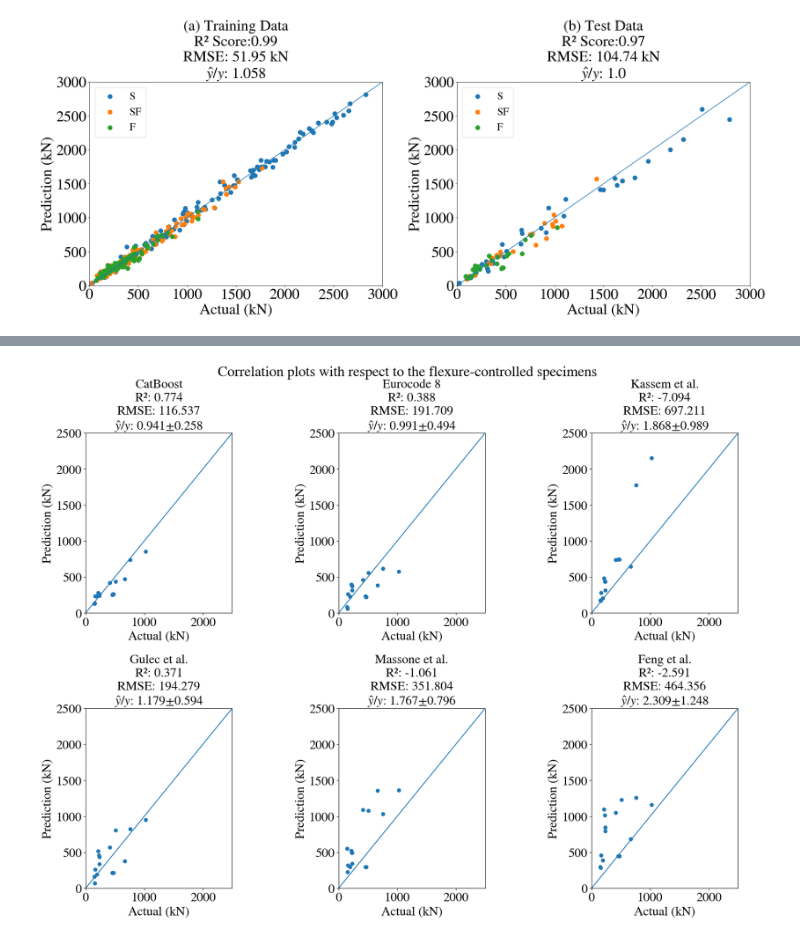
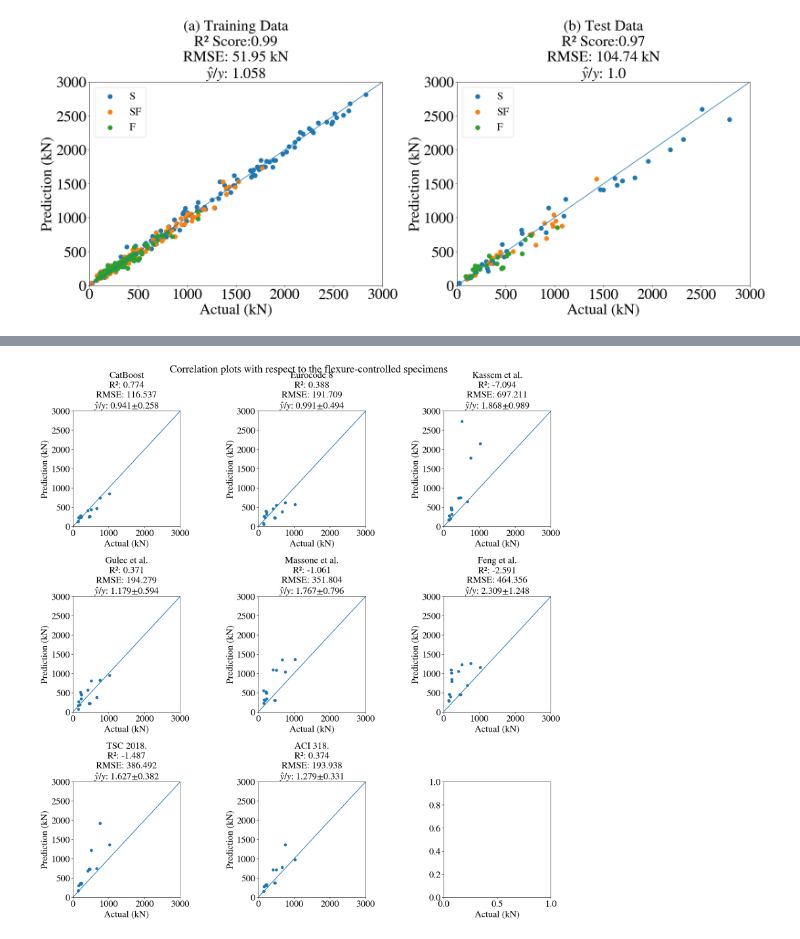
Before and after one commit to mt-tan/ML-Based-Framework-for-Failure-Forecast-and-Shear-Strength-Estimation-of-Non-Conforming-RC-Wallls, a Jupyter notebook: Analyses/regression_model_comparison_with_other_methods.ipynb, the cells around one changed output, grey strips where cells are left out. Drawn from its saved outputs; the diff is of its cells as text; code cells hidden in the pictures.

```diff
--- a/Analyses/regression_model_comparison_with_other_methods.ipynb
+++ b/Analyses/regression_model_comparison_with_other_methods.ipynb
@@ -70,12 +70,14 @@ df2.head()
 | 4 | [26] Alarcon,2014 | W1 (49) | 0.0 | 1600.0 | 700 | 100.0 | 27.4 | 2.50 | 2.285714 | 0.15 | ... |
 # %%
 y_ec8 = df["v_ec8"]
+y_tsc = df["v_tsc2018"]
+y_aci = df["v_aci"]
 y_kassem = df["v_kassem"]
 y_gulec = df["v_gulec"]
 y_massone = df["v_massone"]
 y_feng = df2["xgb_preds"]
 # %%
-df.drop(["Paper No", "Specimen", "v_ec8", "v_kassem", "v_gulec", "v_massone", "hw/lw", "conformity_ec"],
+df.drop(["Paper No", "Specimen", "v_ec8", "v_kassem", "v_gulec", "v_massone", "hw/lw", "conformity_ec", "v_tsc2018", "v_aci"],
         axis=1, inplace=True)
 display(df.head())
 print(df.shape)
@@ -510,6 +717,12 @@ y_pred_massone.dropna(inplace=True)
 y_pred_feng = y_feng[y_pred_kassem.index]
 y_pred_feng.dropna(inplace=True)
 
+y_pred_tsc= y_tsc[y_pred_kassem.index]
+y_pred_tsc.dropna(inplace=True)
+
+y_pred_aci= y_aci[y_pred_kassem.index]
+y_pred_aci.dropna(inplace=True)
+
 X_test["failure_mode"] = catb_tuned_c.predict((X_test.iloc[:, :-1]))
 y_pred = catb_tuned.predict(X_test.loc[y_pred_kassem.index, :])
 
@@ -519,6 +732,8 @@ r_score_kassem = r2_score(y_test.loc[y_pred_kassem.index], y_pred_kassem)
 r_score_gulec = r2_score(y_test.loc[y_pred_gulec.index], y_pred_gulec)
 r_score_massone = r2_score(y_test.loc[y_pred_massone.index], y_pred_massone)
 r_score_feng = r2_score(y_test.loc[y_pred_feng.index], y_pred_feng)
+r_score_tsc = r2_score(y_test.loc[y_pred_tsc.index], y_pred_tsc)
+r_score_aci = r2_score(y_test.loc[y_pred_aci.index], y_pred_aci)
 
 
 rmse = mean_squared_error(y_test.loc[y_pred_kassem.index], y_pred, squared=False)
@@ -527,7 +742,8 @@ rmse_kassem = mean_squared_error(y_test.loc[y_pred_kassem.index], y_pred_kassem,
 rmse_gulec = mean_squared_error(y_test.loc[y_pred_gulec.index], y_pred_gulec, squared=False)
 rmse_massone = mean_squared_error(y_test.loc[y_pred_massone.index], y_pred_massone, squared=False)
 rmse_feng = mean_squared_error(y_test.loc[y_pred_feng.index], y_pred_feng, squared=False)
-
+rmse_tsc = mean_squared_error(y_test.loc[y_pred_tsc.index], y_pred_tsc, squared=False)
+rmse_aci = mean_squared_error(y_test.loc[y_pred_aci.index], y_pred_aci, squared=False)
 
 prediction_ratio = str(np.round(np.mean(y_pred / y_test.loc[y_pred_kassem.index]), 3)) + r"$\pm$" + str(np.round(np.std(y_pred / y_test.loc[y_pred_kassem.index]), 3))
 prediction_ratio_ec8 = str(np.round(np.mean(y_pred_ec8 / y_test.loc[y_pred_ec8.index]), 3)) + r"$\pm$" + str(np.round(np.std(y_pred_ec8 / y_test.loc[y_pred_ec8.index]), 3))
@@ -535,59 +751,79 @@ prediction_ratio_kassem = str(np.round(np.mean(y_pred_kassem / y_test.loc[y_pred
 prediction_ratio_gulec = str(np.round(np.mean(y_pred_gulec / y_test.loc[y_pred_gulec.index]), 3)) + r"$\pm$" + str(np.round(np.std(y_pred_gulec / y_test.loc[y_pred_gulec.index]), 3))
 prediction_ratio_massone = str(np.round(np.mean(y_pred_massone / y_test.loc[y_pred_massone.index]), 3)) + r"$\pm$" + str(np.round(np.std(y_pred_massone / y_test.loc[y_pred_massone.index]), 3))
 prediction_ratio_feng = str(np.round(np.mean(y_pred_feng / y_test.loc[y_pred_feng.index]), 3)) + r"$\pm$" + str(np.round(np.std(y_pred_feng / y_test.loc[y_pred_feng.index]), 3))
+prediction_ratio_tsc = str(np.round(np.mean(y_pred_tsc / y_test.loc[y_pred_tsc.index]), 3)) + r"$\pm$" + str(np.round(np.std(y_pred_tsc / y_test.loc[y_pred_tsc.index]), 3))
+prediction_ratio_aci = str(np.round(np.mean(y_pred_aci / y_test.loc[y_pred_aci.index]), 3)) + r"$\pm$" + str(np.round(np.std(y_pred_aci / y_test.loc[y_pred_aci.index]), 3))
 
-fig, axs = plt.subplots(2, 3, figsize=(20, 15))
+
+fig, axs = plt.subplots(3, 3, figsize=(20, 20))
 plt.tight_layout(pad=13.0)
 axs[0, 0].scatter(y_test.loc[y_pred_kassem.index], y_pred)
-axs[0, 0].set_xlim([0, 2500])
-axs[0, 0].set_ylim([0, 2500])
+axs[0, 0].set_xlim([0, 3000])
+axs[0, 0].set_ylim([0, 3000])
 axs[0, 0].plot([0,1],[0,1], transform=axs[0, 0].transAxes)
 axs[0, 0].set_xlabel('Actual (kN)')
 axs[0, 0].set_ylabel("Prediction (kN)")
 axs[0, 0].set_title(f"CatBoost\nR\u00b2: {round(r_score, 3)}\nRMSE: {round(rmse, 3)}\n" + r"$\hat{y}/y$: " + prediction_ratio)
 
 axs[0, 1].scatter(y_test.loc[y_pred_ec8.index], y_pred_ec8)
-axs[0, 1].set_xlim([0, 2500])
-axs[0, 1].set_ylim([0, 2500])
+axs[0, 1].set_xlim([0, 3000])
+axs[0, 1].set_ylim([0, 3000])
 axs[0, 1].plot([0,1],[0,1], transform=axs[0, 1].transAxes)
 axs[0, 1].set_xlabel('Actual (kN)')
 axs[0, 1].set_ylabel("Prediction (kN)")
 axs[0, 1].set_title(f"Eurocode 8\nR\u00b2: {round(r_score_ec8, 3)}\nRMSE: {round(rmse_ec8, 3)}\n" + r"$\hat{y}/y$: " + prediction_ratio_ec8)
 
 axs[0, 2].scatter(y_test.loc[y_pred_kassem.index], y_pred_kassem)
-axs[0, 2].set_xlim([0, 2500])
-axs[0, 2].set_ylim([0, 2500])
+axs[0, 2].set_xlim([0, 3000])
+axs[0, 2].set_ylim([0, 3000])
 axs[0, 2].plot([0,1],[0,1], transform=axs[0, 2].transAxes)
 axs[0, 2].set_xlabel('Actual (kN)')
 axs[0, 2].set_ylabel("Prediction (kN)")
 axs[0, 2].set_title(f"Kassem et al.\nR\u00b2: {round(r_score_kassem, 3)}\nRMSE: {round(rmse_kassem, 3)}\n" + r"$\hat{y}/y$: " + prediction_ratio_kassem)
 
 axs[1, 0].scatter(y_test.loc[y_pred_gulec.index], y_pred_gulec)
-axs[1, 0].set_xlim([0, 2500])
-axs[1, 0].set_ylim([0, 2500])
+axs[1, 0].set_xlim([0, 3000])
+axs[1, 0].set_ylim([0, 3000])
 axs[1, 0].plot([0,1],[0,1], transform=axs[1, 0].transAxes)
 axs[1, 0].set_xlabel('Actual (kN)')
 axs[1, 0].set_ylabel("Prediction (kN)")
 axs[1, 0].set_title(f"Gulec et al.\nR\u00b2: {round(r_score_gulec, 3)}\nRMSE: {round(rmse_gulec, 3)}\n" + r"$\hat{y}/y$: " + prediction_ratio_gulec)
 
 axs[1, 1].scatter(y_test.loc[y_pred_massone.index], y_pred_massone)
-axs[1, 1].set_xlim([0, 2500])
-axs[1, 1].set_ylim([0, 2500])
+axs[1, 1].set_xlim([0, 3000])
+axs[1, 1].set_ylim([0, 3000])
 axs[1, 1].plot([0,1],[0,1], transform=axs[1, 1].transAxes)
 axs[1, 1].set_xlabel('Actual (kN)')
 axs[1, 1].set_ylabel("Prediction (kN)")
 axs[1, 1].set_title(f"Massone et al.\nR\u00b2: {round(r_score_massone, 3)}\nRMSE: {round(rmse_massone, 3)}\n" + r"$\hat{y}/y$: " + prediction_ratio_massone)
 
 axs[1, 2].scatter(y_test.loc[y_pred_feng.index], y_pred_feng)
-axs[1, 2].set_xlim([0, 2500])
-axs[1, 2].set_ylim([0, 2500])
+axs[1, 2].set_xlim([0, 3000])
+axs[1, 2].set_ylim([0, 3000])
 axs[1, 2].plot([0,1],[0,1], transform=axs[1, 2].transAxes)
 axs[1, 2].set_xlabel('Actual (kN)')
 axs[1, 2].set_ylabel("Prediction (kN)")
 axs[1, 2].set_title(f"Feng et al.\nR\u00b2: {round(r_score_feng, 3)}\nRMSE: {round(rmse_feng, 3)}\n" + r"$\hat{y}/y$: " + prediction_ratio_feng)
 
+
+axs[2, 0].scatter(y_test.loc[y_pred_tsc.index], y_pred_tsc)
+axs[2, 0].set_xlim([0, 3000])
+axs[2, 0].set_ylim([0, 3000])
+axs[2, 0].plot([0,1],[0,1], transform=axs[2, 0].transAxes)
+axs[2, 0].set_xlabel('Actual (kN)')
+axs[2, 0].set_ylabel("Prediction (kN)")
+axs[2, 0].set_title(f"TSC 2018.\nR\u00b2: {round(r_score_tsc, 3)}\nRMSE: {round(rmse_tsc, 3)}\n" + r"$\hat{y}/y$: " + prediction_ratio_tsc)
+
+axs[2, 1].scatter(y_test.loc[y_pred_aci.index], y_pred_aci)
+axs[2, 1].set_xlim([0, 3000])
+axs[2, 1].set_ylim([0, 3000])
+axs[2, 1].plot([0,1],[0,1], transform=axs[2, 1].transAxes)
+axs[2, 2].set_xlabel('Actual (kN)')
+axs[2, 1].set_ylabel("Prediction (kN)")
+axs[2, 1].set_title(f"ACI 318.\nR\u00b2: {round(r_score_aci, 3)}\nRMSE: {round(rmse_aci, 3)}\n" + r"$\hat{y}/y$: " + prediction_ratio_aci)
+
 fig.suptitle('Correlation plots with respect to the flexure-controlled specimens', fontsize=25)
 
 plt.show()
 # %% [output]
-[figure, old version]
+[figure, new version]
```
Also changed, not shown: parts of 5 cells of this notebook, 4 other files.
